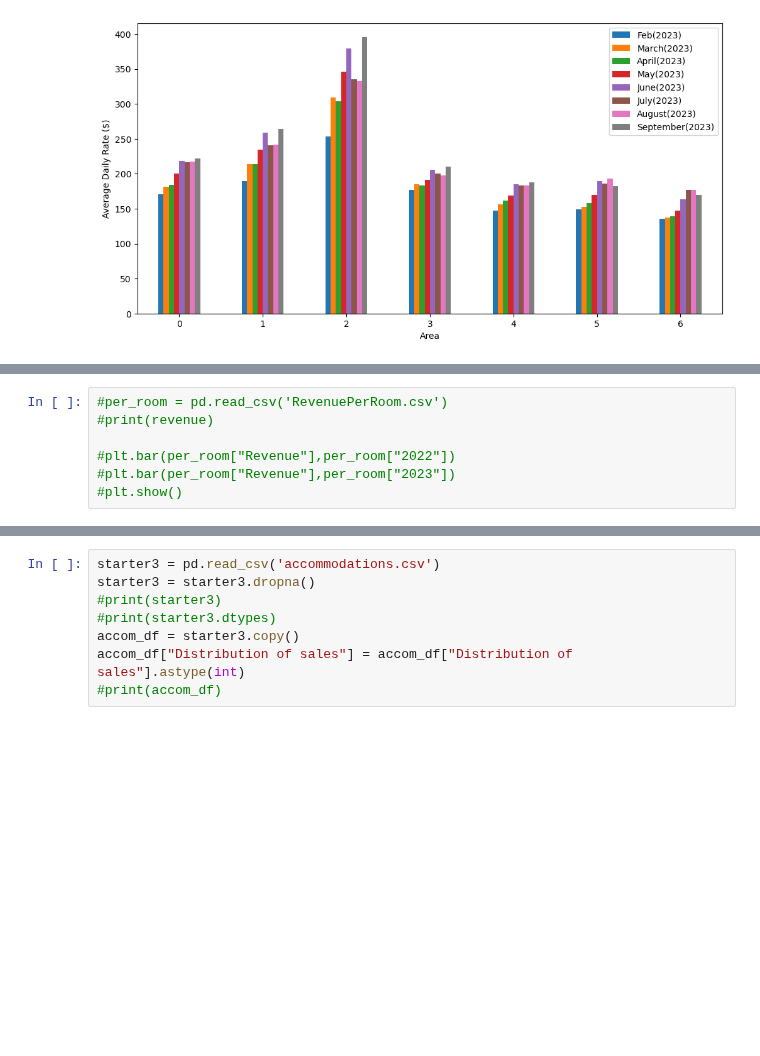
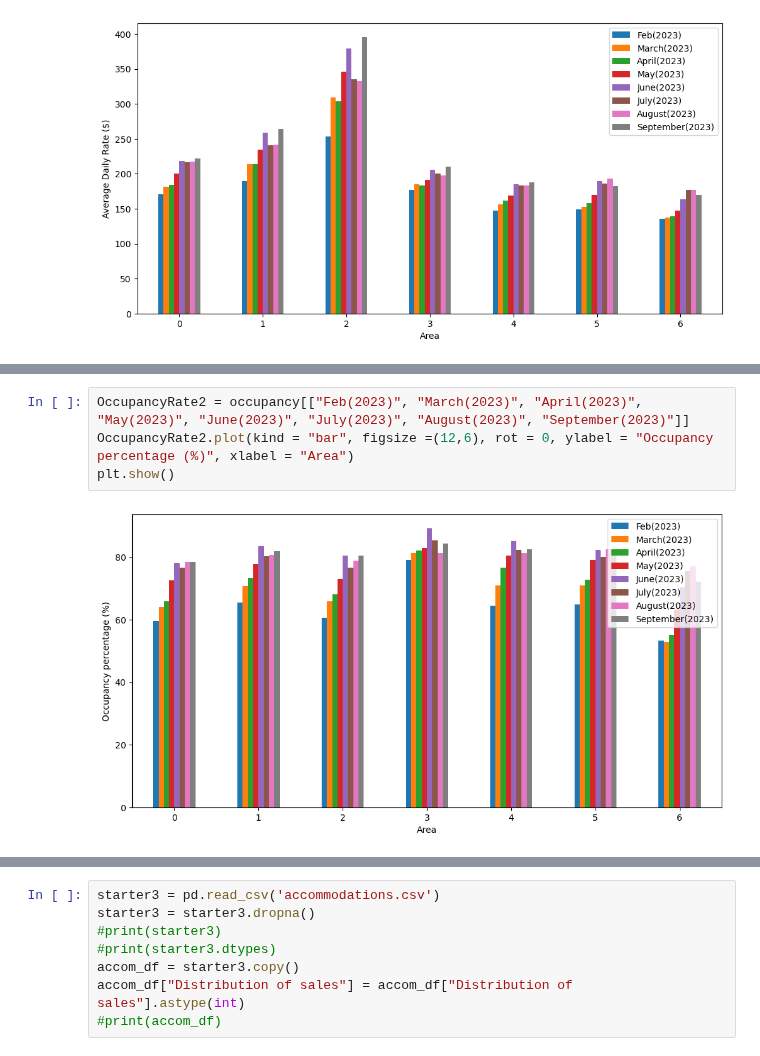
Before and after one commit to AleMori22/Project_1_repo, a Jupyter notebook: Demographics-Tourism.ipynb, the cells around one changed output, grey strips where cells are left out. Saved outputs shown, nothing was run; the diff lists cells and outputs as text; blank space fills up the shorter version.

```diff
--- a/Demographics-Tourism.ipynb
+++ b/Demographics-Tourism.ipynb
@@ -54,7 +42,6 @@ occupancy = pd.read_csv('OccupancyPercentage.csv')
-# %%
-#per_room = pd.read_csv('RevenuePerRoom.csv')
-#print(revenue)
-
-#plt.bar(per_room["Revenue"],per_room["2022"])
-#plt.bar(per_room["Revenue"],per_room["2023"])
-#plt.show()
+# %%
+OccupancyRate2 = occupancy[["Feb(2023)", "March(2023)", "April(2023)", "May(2023)", "June(2023)", "July(2023)", "August(2023)", "September(2023)"]]
+OccupancyRate2.plot(kind = "bar", figsize =(12,6), rot = 0, ylabel = "Occupancy percentage (%)", xlabel = "Area")
+plt.show()
+# %% [output]
+[figure, added]
```
Also changed, not shown: parts of 6 cells of this notebook, 3 other files.
